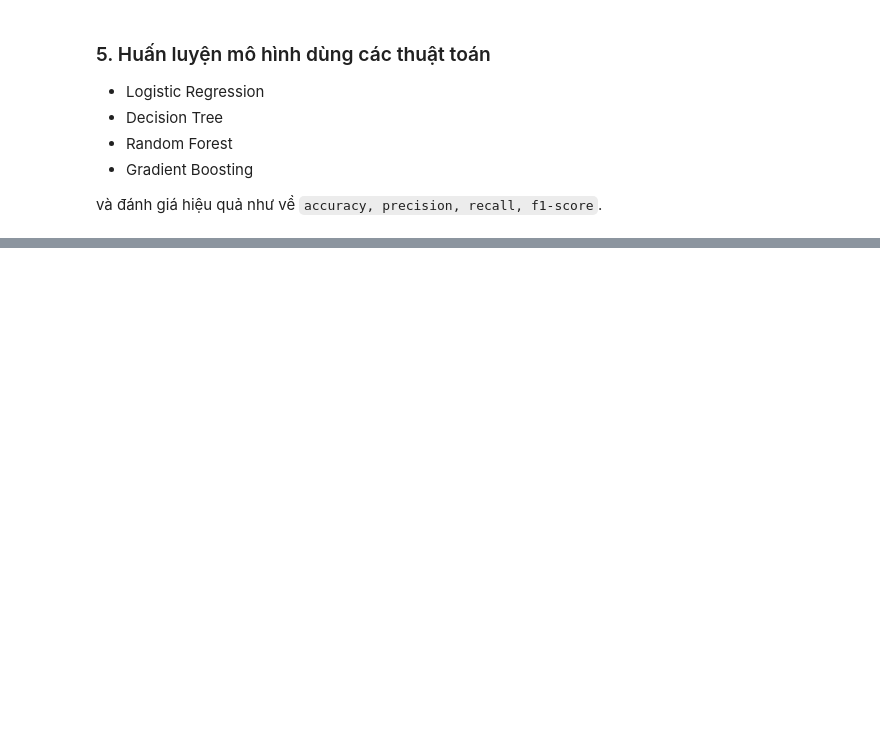
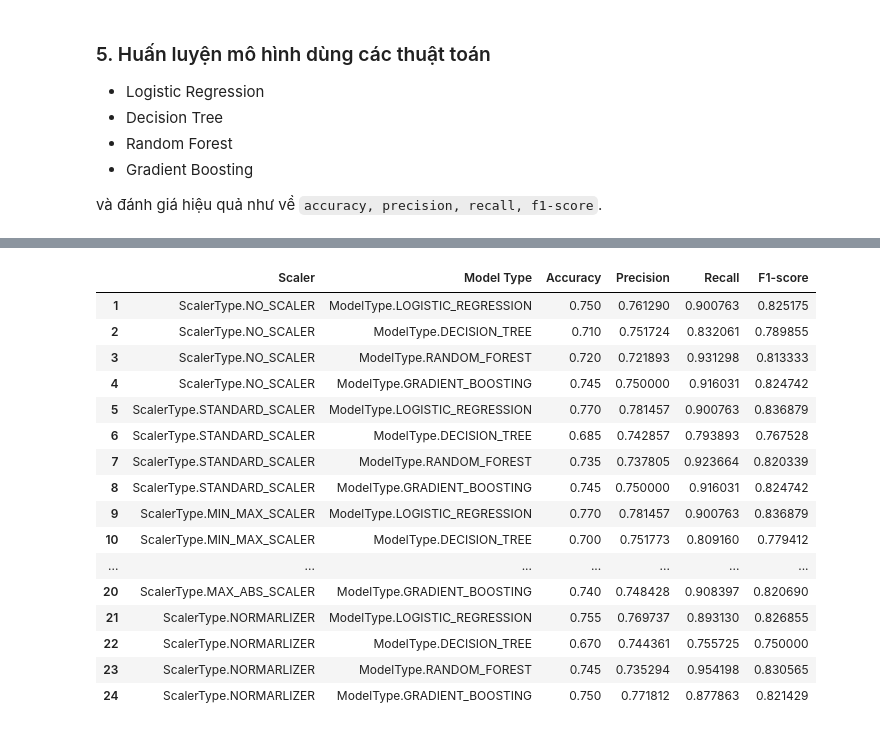
Before and after one commit to DucTrung1802/DS, a Jupyter notebook: GoogleClassroom/9_KHDL_K6_Scikit_learn.ipynb, the cells around one changed output, grey strips where cells are left out. Drawn from its saved outputs; the diff is of its cells as text; code cells hidden in the pictures; blank space fills up the shorter version.

```diff
--- a/GoogleClassroom/9_KHDL_K6_Scikit_learn.ipynb
+++ b/GoogleClassroom/9_KHDL_K6_Scikit_learn.ipynb
@@ -626,4 +629,15 @@ def fit_and_evaluate_model(
+# %%
+X_train, X_test, y_train, y_test = train_test_split(
+    df.drop("Response", axis=1), df["Response"], test_size=0.2, random_state=42
+)
 # %%
 evaluation_df = pd.DataFrame(
-    columns=["Scaler", "Model Type", "Accuracy", "Precision", "Recall", "F1-score"]
+    columns=[
+        "Scaler",
+        "Model Type",
+        "Accuracy",
+        "Precision",
+        "Recall",
+        "F1-score",
+    ]
 )
@@ -643,0 +644,3 @@ fit_and_evaluate_model(
+# %%
+TEST_SIZE = 0.2
+RANDOM_STATE = 18
@@ -643,0 +670,45 @@ fit_and_evaluate_model(
+# %%
+for scaler_type in ScalerType:
+    scaled_dataframe = scale_dataframe(df[numeric_cols], scaler_type)
+
+    explain_df = pd.merge(
+        scaled_dataframe, encoded_cate_df, left_index=True, right_index=True
+    )
+
+    X_train, X_test, y_train, y_test = train_test_split(
+        explain_df,
+        df["Response"],
+        test_size=TEST_SIZE,
+        random_state=RANDOM_STATE,
+    )
+
+    for model_type in ModelType:
+        fit_and_evaluate_model(
+            scaler=scaler_type,
+            model_type=model_type,
+            X_train=X_train,
+            y_train=y_train,
+            X_test=X_test,
+            y_test=y_test,
+            evaluation_df=evaluation_df,
+        )
+# %%
+evaluation_df
+# %% [output]
+|  | Scaler | Model Type | Accuracy | Precision | Recall | F1-score |
+| 1 | ScalerType.NO_SCALER | ModelType.LOGISTIC_REGRESSION | 0.750 | 0.761290 | 0.900763 | 0.825175 |
+| 2 | ScalerType.NO_SCALER | ModelType.DECISION_TREE | 0.710 | 0.751724 | 0.832061 | 0.789855 |
+| 3 | ScalerType.NO_SCALER | ModelType.RANDOM_FOREST | 0.720 | 0.721893 | 0.931298 | 0.813333 |
+| 4 | ScalerType.NO_SCALER | ModelType.GRADIENT_BOOSTING | 0.745 | 0.750000 | 0.916031 | 0.824742 |
+| 5 | ScalerType.STANDARD_SCALER | ModelType.LOGISTIC_REGRESSION | 0.770 | 0.781457 | 0.900763 | 0.836879 |
+| 6 | ScalerType.STANDARD_SCALER | ModelType.DECISION_TREE | 0.685 | 0.742857 | 0.793893 | 0.767528 |
+| 7 | ScalerType.STANDARD_SCALER | ModelType.RANDOM_FOREST | 0.735 | 0.737805 | 0.923664 | 0.820339 |
+| 8 | ScalerType.STANDARD_SCALER | ModelType.GRADIENT_BOOSTING | 0.745 | 0.750000 | 0.916031 | 0.824742 |
+| 9 | ScalerType.MIN_MAX_SCALER | ModelType.LOGISTIC_REGRESSION | 0.770 | 0.781457 | 0.900763 | 0.836879 |
+| 10 | ScalerType.MIN_MAX_SCALER | ModelType.DECISION_TREE | 0.700 | 0.751773 | 0.809160 | 0.779412 |
+| ... | ... | ... | ... | ... | ... | ... |
+| 20 | ScalerType.MAX_ABS_SCALER | ModelType.GRADIENT_BOOSTING | 0.740 | 0.748428 | 0.908397 | 0.820690 |
+| 21 | ScalerType.NORMARLIZER | ModelType.LOGISTIC_REGRESSION | 0.755 | 0.769737 | 0.893130 | 0.826855 |
+| 22 | ScalerType.NORMARLIZER | ModelType.DECISION_TREE | 0.670 | 0.744361 | 0.755725 | 0.750000 |
+| 23 | ScalerType.NORMARLIZER | ModelType.RANDOM_FOREST | 0.745 | 0.735294 | 0.954198 | 0.830565 |
+| 24 | ScalerType.NORMARLIZER | ModelType.GRADIENT_BOOSTING | 0.750 | 0.771812 | 0.877863 | 0.821429 |
```
Also changed, not shown: parts of 25 cells of this notebook.
